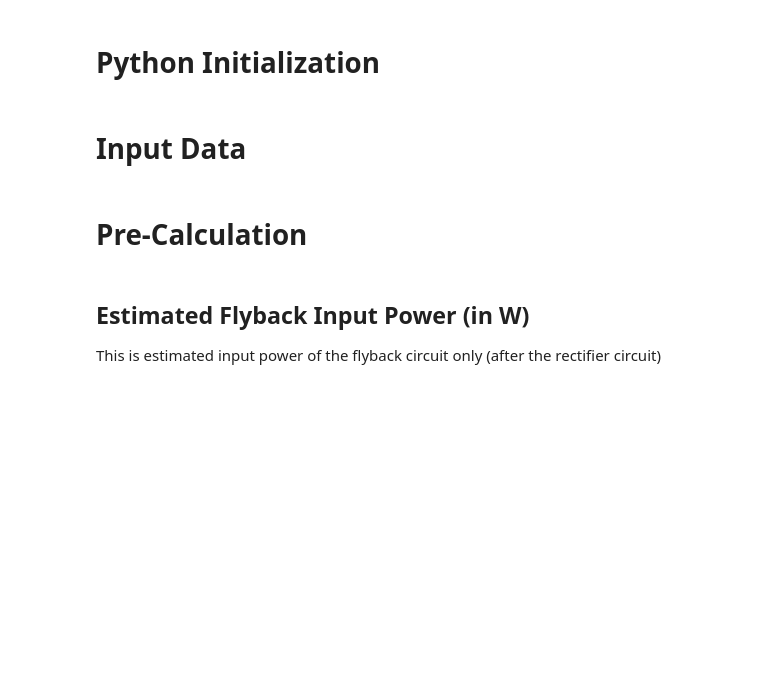
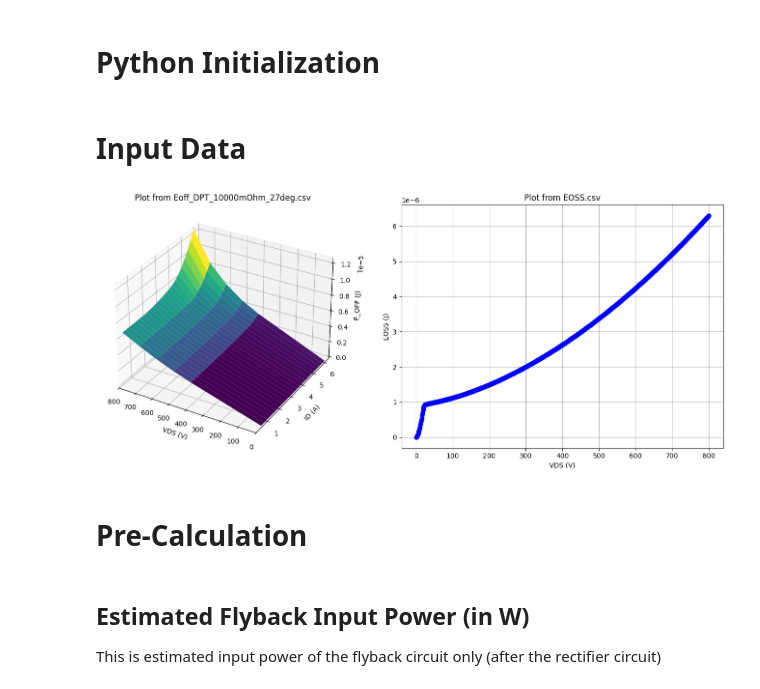
Before and after one commit to popest/PowerElectronics_JupyterLab_QSPICE, a Jupyter notebook: QR_Flyback/QR_Flyback_AC_Input.ipynb, the cells around one changed output. Drawn from its saved outputs; the diff is of its cells as text; code cells hidden in the pictures; blank space fills up the shorter version.

Commit message:
QR Flyback updated - plot EOSS and EOFF data

```diff
--- a/QR_Flyback/QR_Flyback_AC_Input.ipynb
+++ b/QR_Flyback/QR_Flyback_AC_Input.ipynb
@@ -146,6 +149,9 @@ R_EMI = 1.27+160e-3+612e-3+0.3
 MOS_DATA_FLD = "Data/MOSFET/NTPF450N80S3Z/"
 EOFF_file_name = "Eoff_DPT_10000mOhm_27deg.csv"
 EOSS_file_name = "EOSS.csv"
+#EOFF_file_name = ""
+#EOSS_file_name = ""
+
 #Switch rated voltage
 BVds = 800
 #derating factor (switch stress is kM of switch VBR rating)
@@ -160,33 +166,81 @@ Qgate = 19.3e-9
 #Gate voltage (it assumes gate voltage swing is from 0 to Vg. It is just a rough approximation)
 Vg = 12
 
 ### Secondary Switch Parameters
 #OnSemi MBR20200CT
 Vfwd = 0.6 # set 0.001 for sync. REC
 # differential resistance @125degC
 r_sec_diff = 10e-3
 #derating factor (diode stress is kD of diode VBR rating)
 kD = 0.6
 
 ### Transformer ####
 #Estimated leakage is k_leak times primary inductance
 k_leak = 0.007
 
 ### Primary Clamp Snubber ###
 #Estimated overshoot
 #Include into Vos forward recovery of snubber diode if needed
 Vos = 20
 # Clamping voltage ripple
 Vclamp_pp = 25
 
 ### Secondary diode snubber ###
 f_sec_ring = 20e6
 
 ### Primary Current Sense ###
 Rsense = 0.195
 
 ### Secondary Current Sense ###
 Rsense_sec = 12.5e-3
+
+if EOFF_file_name and EOSS_file_name != '':
+    # Read the CSV file
+    df = pd.read_csv(MOS_DATA_FLD+EOFF_file_name, header=None)
+
+    # Extract X, Y, and Z values for the 3D plot
+    X = df.iloc[0, 1:].values  # First row, except the first column
+    Y = df.iloc[1:, 0].values  # First column, except the first row
+    Z = df.iloc[1:, 1:].values  # The remaining values
+
+    # Create a meshgrid for X and Y
+    X, Y = np.meshgrid(X, Y)
+
+    # Create a figure with subplots
+    fig = plt.figure(figsize=(14, 6))
+
+    # 3D Plot
+    ax1 = fig.add_subplot(121, projection='3d')  # First subplot for 3D plot
+    surf = ax1.plot_surface(X, Y, Z, cmap='viridis', edgecolor='none')
+    ax1.set_xlabel('VDS (V)')
+    ax1.set_ylabel('ID (A)')
+    ax1.set_zlabel('E_OFF (J)')
+    ax1.set_title('Plot from '+EOFF_file_name)
+    ax1.set_xlim(X.max(), X.min())  # Reverse the direction of the X-axis
+    #plt.colorbar().ax.set_ylabel('Mean Absolute Error', rotation=270, fontsize = 15, labelpad=15)
+    #fig.colorbar(surf, ax=ax1,shrink=0.6, pad = 0.09)
+
+
+    df2 = pd.read_csv(MOS_DATA_FLD+EOSS_file_name, header=None)
+
+    # Extract X and Y values for the 2D plot
+    # Assuming first column is X and second column is Y
+    X_2D = df2.iloc[:, 0].values  # First column for X values
+    Y_2D = df2.iloc[:, 1].values  # Second column for Y values
+
+    # 2D Plot
+    ax2 = fig.add_subplot(122)  # Second subplot for 2D plot
+    ax2.plot(X_2D, Y_2D, marker='o', color='b')  # Customize line style and color as needed
+    ax2.set_xlabel('VDS (V)')
+    ax2.set_ylabel('EOSS (J)')
+    ax2.set_title('Plot from '+EOSS_file_name)
+    ax2.grid(True)
+
+    # Show plot
+    plt.tight_layout()  # Adjust layout for better spacing
+    plt.show()
+# %% [output]
+[figure, added]
 # %% [markdown]
 # Pre-Calculation
 # %% [markdown]
```
Also changed, not shown: parts of 3 cells of this notebook, 3 other files.
